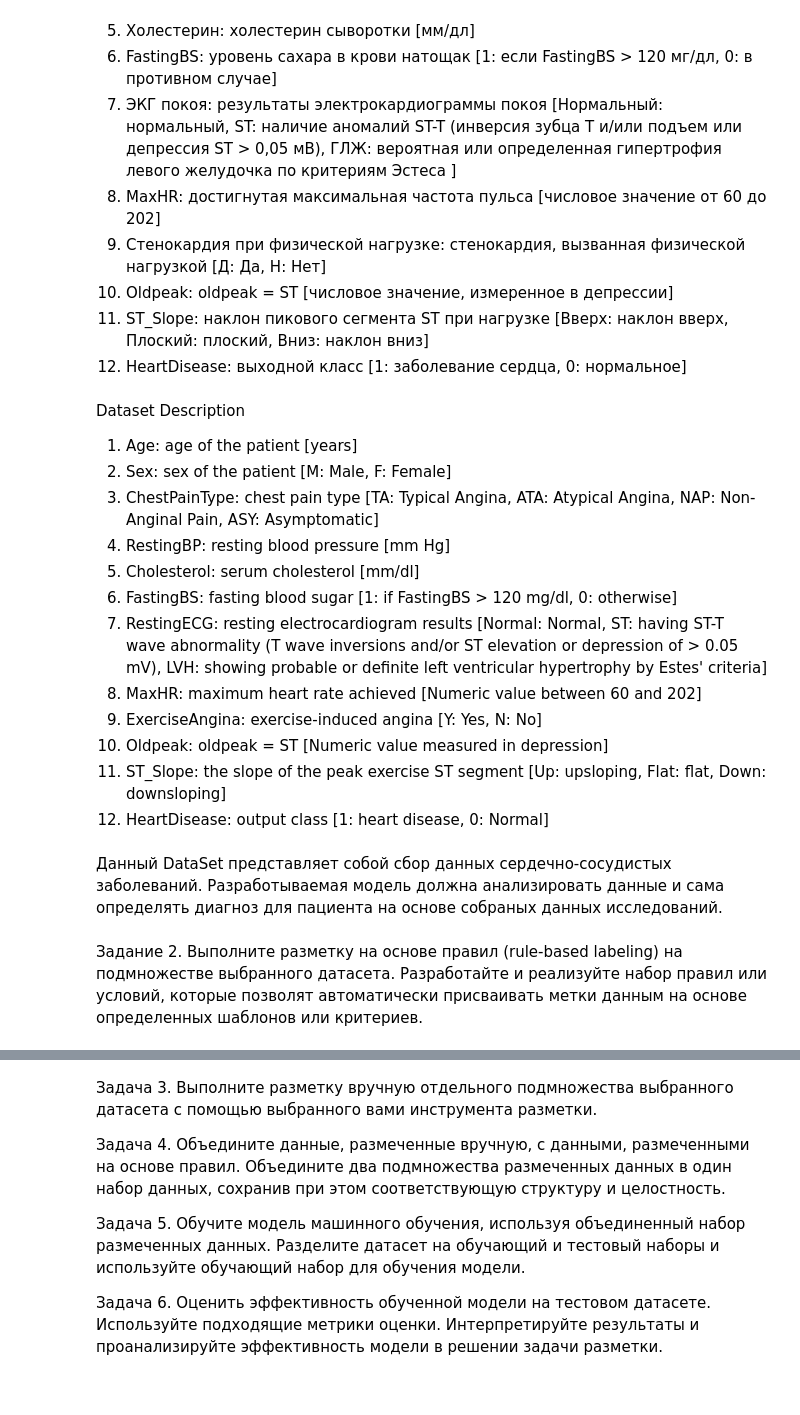
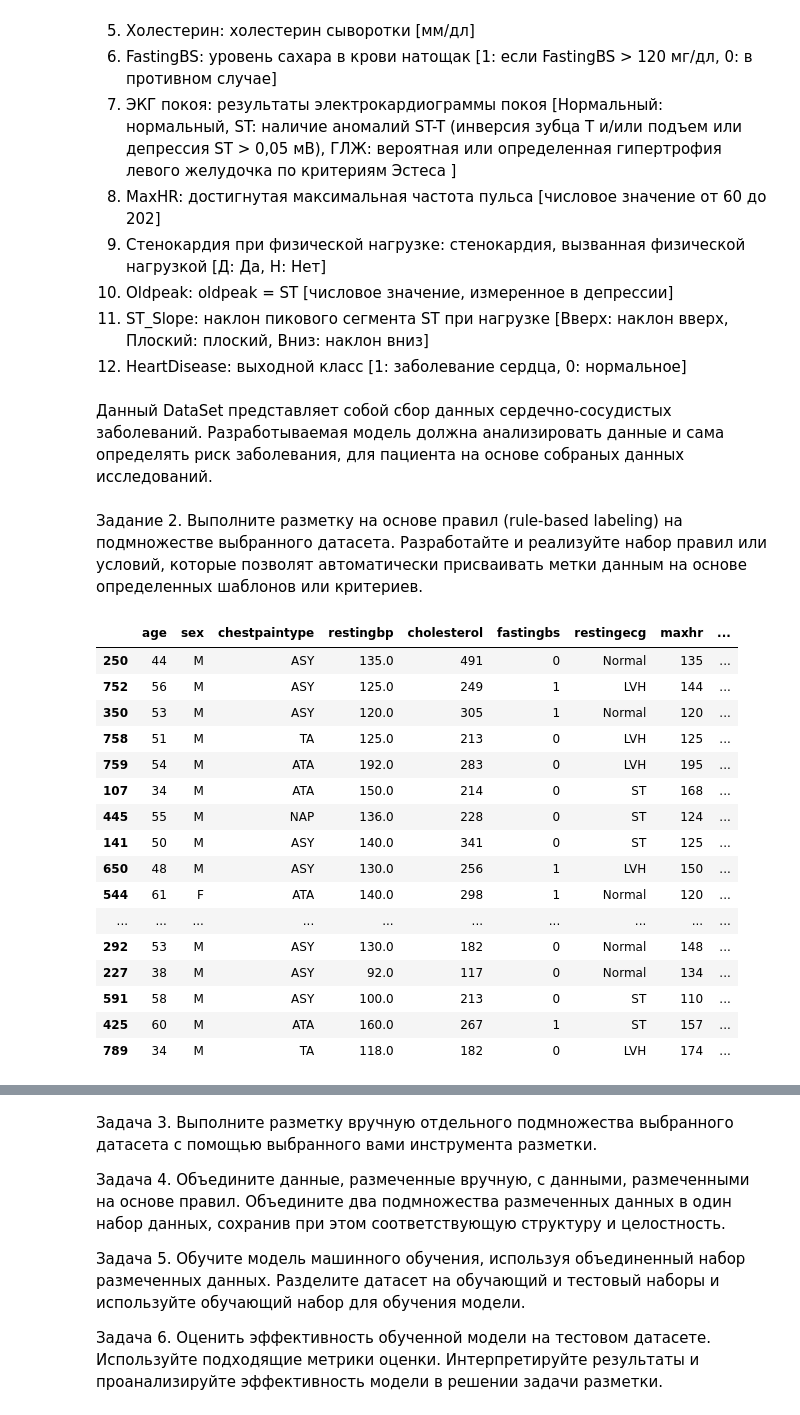
Before and after one commit to Ritorta/Data_collection_and_markup, a Jupyter notebook: Work#9/W9T1.ipynb, the cells around one changed output, grey strips where cells are left out. Cells and saved outputs as stored; diff of their text form; code cells hidden in the pictures.

```diff
--- a/Work#9/W9T1.ipynb
+++ b/Work#9/W9T1.ipynb
@@ -36,3 +36,6 @@ df.head()
 | 2 | 37 | M | ATA | 130 | 283 | 0 | ST | 98 | ... |
 | 3 | 48 | F | ASY | 138 | 214 | 0 | Normal | 108 | ... |
 | 4 | 54 | M | NAP | 150 | 195 | 0 | Normal | 122 | ... |
+# %%
+# Для дальнейшей работы приводим название колонок к нижнему регистру
+df.columns = df.columns.str.lower()
@@ -38,0 +121,5 @@ df.head()
+# %%
+# Сначала находим минимальное значение, исключая нули
+min_value = df['restingbp'][df['restingbp'] > 0].min()
+# Затем заменяем нулевые значения на значение чуть выше минимального
+df['restingbp'] = df['restingbp'].replace(0, min_value * 1.01)
@@ -38,0 +185,5 @@ df.head()
+# %%
+# Заполняем пустые значения средними значениями
+df['cholesterol'] = df['cholesterol'].replace(0, df['cholesterol'].quantile(0.9))
+# Проверяем
+df['cholesterol'].unique()
@@ -74,24 +383,15 @@ memory usage: 86.2+ KB
 10. Oldpeak: oldpeak = ST [числовое значение, измеренное в депрессии]
 11. ST_Slope: наклон пикового сегмента ST при нагрузке [Вверх: наклон вверх, Плоский: плоский, Вниз: наклон вниз]
 12. HeartDisease: выходной класс [1: заболевание сердца, 0: нормальное]
-# %% [markdown]
-Dataset Description
-
-1. Age: age of the patient [years]
-2. Sex: sex of the patient [M: Male, F: Female]
-3. ChestPainType: chest pain type [TA: Typical Angina, ATA: Atypical Angina, NAP: Non-Anginal Pain, ASY: Asymptomatic]
-4. RestingBP: resting blood pressure [mm Hg]
-5. Cholesterol: serum cholesterol [mm/dl]
-6. FastingBS: fasting blood sugar [1: if FastingBS > 120 mg/dl, 0: otherwise]
-7. RestingECG: resting electrocardiogram results [Normal: Normal, ST: having ST-T wave abnormality (T wave inversions and/or ST elevation or depression of > 0.05 mV), LVH: showing probable or definite left ventricular hypertrophy by Estes' criteria]
-8. MaxHR: maximum heart rate achieved [Numeric value between 60 and 202]
-9. ExerciseAngina: exercise-induced angina [Y: Yes, N: No]
-10. Oldpeak: oldpeak = ST [Numeric value measured in depression]
-11. ST_Slope: the slope of the peak exercise ST segment [Up: upsloping, Flat: flat, Down: downsloping]
-12. HeartDisease: output class [1: heart disease, 0: Normal]
 # %% [markdown]
-Данный DataSet представляет собой сбор данных сердечно-сосудистых заболеваний. Разработываемая модель должна анализировать данные и сама определять диагноз для пациента на основе собраных данных исследований.
+Данный DataSet представляет собой сбор данных сердечно-сосудистых заболеваний. Разработываемая модель должна анализировать данные и сама определять риск заболевания, для пациента на основе собраных данных исследований.
 # %% [markdown]
 Задание 2.
 Выполните разметку на основе правил (rule-based labeling) на подмножестве выбранного датасета.
 Разработайте и реализуйте набор правил или условий, которые позволят автоматически присваивать метки данным на основе определенных шаблонов или критериев.
+# %%
+# Для удобства разделим DataSet на два для разметки автоматически 95% и вручную 5%
+# Импорт модуля библиотеки для разделения df
+from sklearn.model_selection import train_test_split
+
+df_auto, df_manual = train_test_split(df, test_size=0.05, random_state=42)
@@ -97,0 +450,20 @@ Dataset Description
+# %%
+df_auto.head(33)
+# %% [output]
+|  | age | sex | chestpaintype | restingbp | cholesterol | fastingbs | restingecg | maxhr | ... |
+| 250 | 44 | M | ASY | 135.0 | 491 | 0 | Normal | 135 | ... |
+| 752 | 56 | M | ASY | 125.0 | 249 | 1 | LVH | 144 | ... |
+| 350 | 53 | M | ASY | 120.0 | 305 | 1 | Normal | 120 | ... |
+| 758 | 51 | M | TA | 125.0 | 213 | 0 | LVH | 125 | ... |
+| 759 | 54 | M | ATA | 192.0 | 283 | 0 | LVH | 195 | ... |
+| 107 | 34 | M | ATA | 150.0 | 214 | 0 | ST | 168 | ... |
+| 445 | 55 | M | NAP | 136.0 | 228 | 0 | ST | 124 | ... |
+| 141 | 50 | M | ASY | 140.0 | 341 | 0 | ST | 125 | ... |
+| 650 | 48 | M | ASY | 130.0 | 256 | 1 | LVH | 150 | ... |
+| 544 | 61 | F | ATA | 140.0 | 298 | 1 | Normal | 120 | ... |
+| ... | ... | ... | ... | ... | ... | ... | ... | ... | ... |
+| 292 | 53 | M | ASY | 130.0 | 182 | 0 | Normal | 148 | ... |
+| 227 | 38 | M | ASY | 92.0 | 117 | 0 | Normal | 134 | ... |
+| 591 | 58 | M | ASY | 100.0 | 213 | 0 | ST | 110 | ... |
+| 425 | 60 | M | ATA | 160.0 | 267 | 1 | ST | 157 | ... |
+| 789 | 34 | M | TA | 118.0 | 182 | 0 | LVH | 174 | ... |
```
Also changed, not shown: parts of 23 cells of this notebook, 1 other file.
